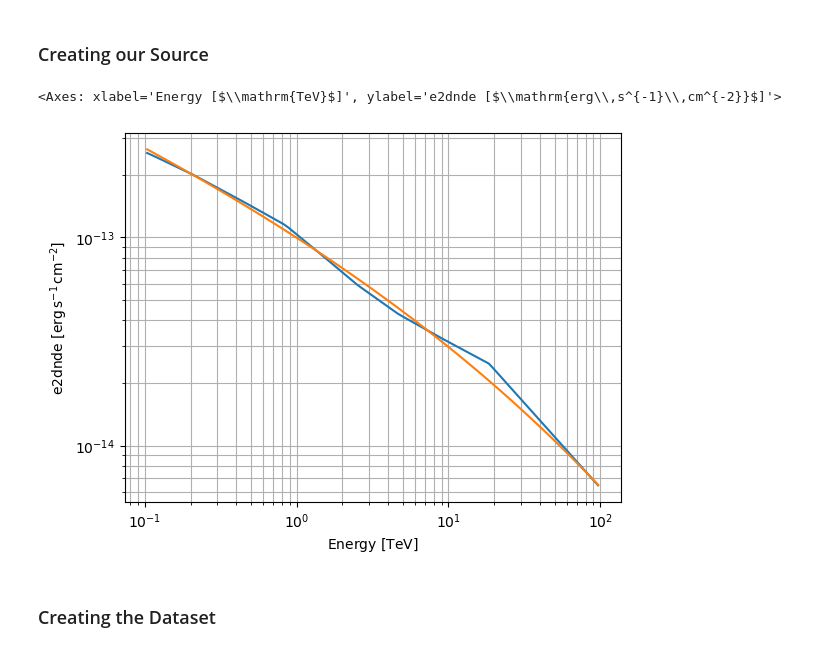
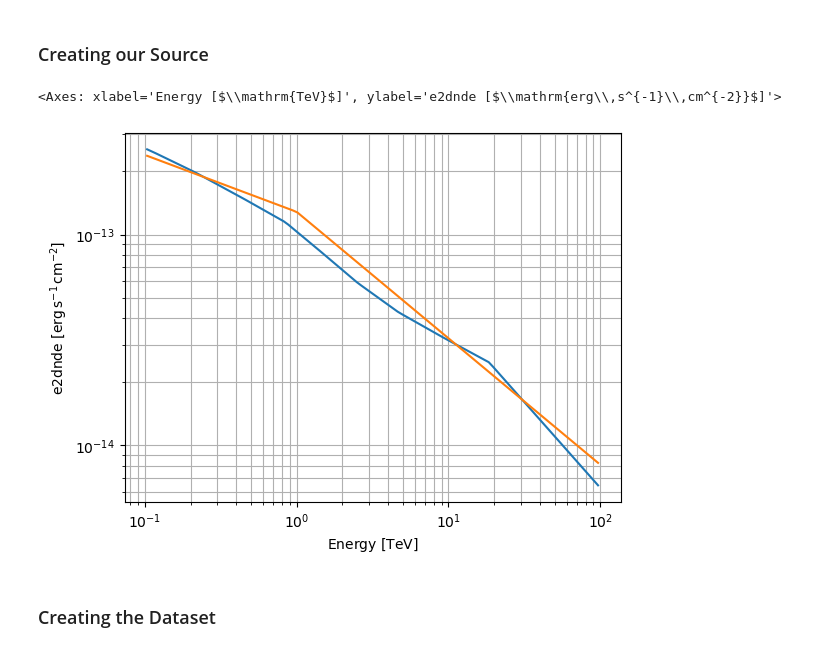
Before and after one commit to tcaba2/MASS_Thesis, a Jupyter notebook: simulations/Ajello_starburst/NGC1068_sim_Ajello.ipynb, the cells around one changed output. Saved outputs shown, nothing was run; the diff lists cells and outputs as text; code cells hidden in the pictures.

```diff
--- a/simulations/Ajello_starburst/NGC1068_sim_Ajello.ipynb
+++ b/simulations/Ajello_starburst/NGC1068_sim_Ajello.ipynb
@@ -54,40 +54,39 @@ energy_MeV = energy.to(u.MeV)
 
 # Sort data by energy
 sorted_indices = np.argsort(energy)
 energy = energy[sorted_indices]
 flux= flux[sorted_indices]
 
 flux = flux.to(u.MeV / (u.cm ** 2.0 * u.s))
 flux_MeV = flux / energy_MeV**2  # divide by energy to get dN/dE
 
 # Sort data by energy
 sorted_indices = np.argsort(energy)
 energy = energy[sorted_indices]
 flux_MeV = flux_MeV[sorted_indices]
 
 energy_bounds = [0.1, 100] * u.TeV
 template_spec_model = TemplateSpectralModel(energy=energy_MeV, values=flux_MeV)
 template_spec_model.plot(energy_bounds, sed_type="e2dnde")
 plt.grid(which="both")
 
 # Getting the background
 bkg_model = FoVBackgroundModel(dataset_name="my-dataset")
 
 # Creating the satial model
 spatial_model = PointSpatialModel.from_position(target_position)
 
-spectral_model = ExpCutoffPowerLawSpectralModel(
-    amplitude = 3.5e-14 * u.Unit("cm-2 s-1 TeV-1"),
-    index = 2.27,
-    lambda_= 1 * u.Unit("TeV-1"),
-    reference = 2 * u.TeV,
-    alpha = 0.2
+spectral_model = BrokenPowerLawSpectralModel(
+    index1 = 2.27,
+    index2=2.6,
+    amplitude="0.8e-13 TeV-1 cm-2 s-1",
+    ebreak="1 TeV",
 )
 
 spectral_model.plot(energy_bounds, sed_type="e2dnde")
 # %% [output]
 <Axes: xlabel='Energy [$\\mathrm{TeV}$]', ylabel='e2dnde [$\\mathrm{erg\\,s^{-1}\\,cm^{-2}}$]'>
-[figure, old version]
+[figure, new version]
 # %% [markdown]
 ### Creating the Dataset
 # %%
```
Also changed, not shown: parts of 1 cell of this notebook, 2 other files.
